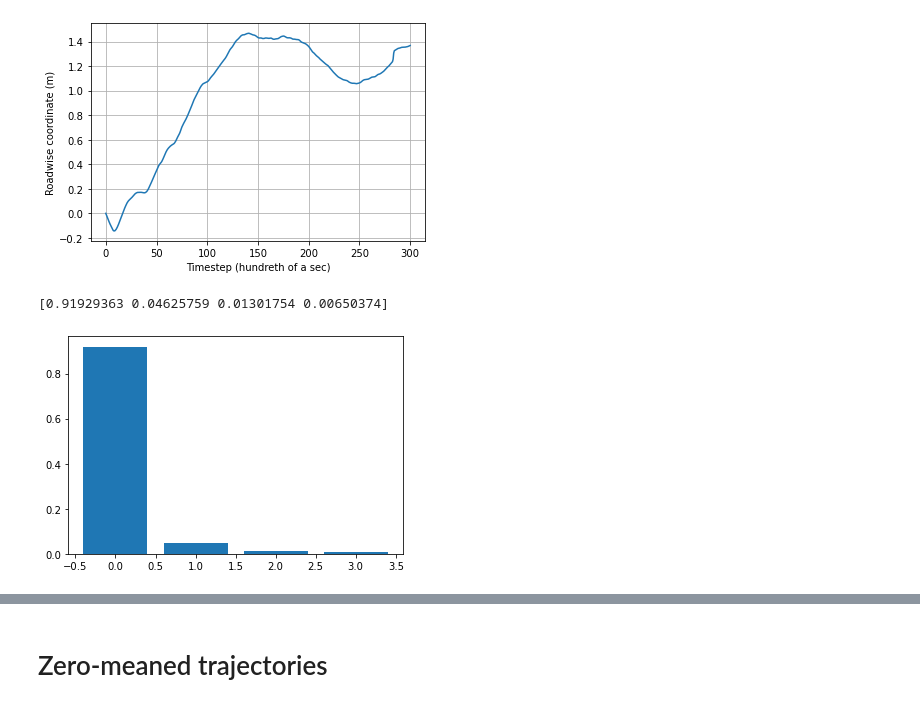
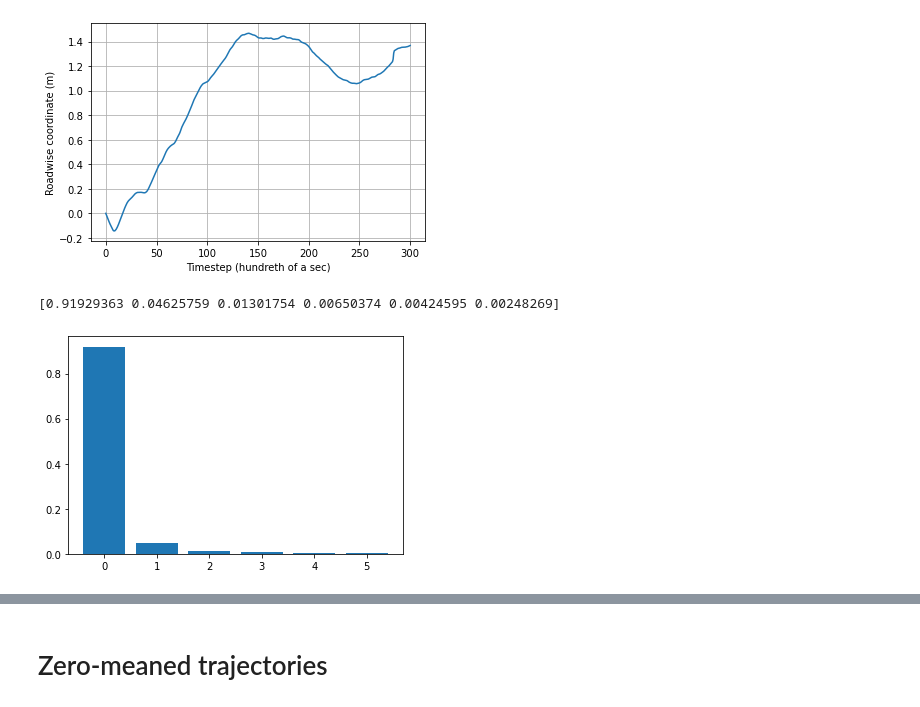
Before and after one commit to thinhhoang95/anomaly-detection-ngsim2, a Jupyter notebook: pwms_spherical/2_why_fpca_fourier.ipynb, the cells around one changed output, grey strips where cells are left out. Cells and saved outputs as stored; diff of their text form; code cells hidden in the pictures.

```diff
--- a/pwms_spherical/2_why_fpca_fourier.ipynb
+++ b/pwms_spherical/2_why_fpca_fourier.ipynb
@@ -79,12 +83,12 @@ print(fpca_y.explained_variance_ratio_)
 # %% [markdown]
 # Global FPCA decomposition for X component
 # %%
-fpca_x = FPCA(n_components=4)
+fpca_x = FPCA(n_components=6)
 fpca_x.fit(fdgrx)
 fpca_x.components_.plot()
 plt.xlabel('Timestep (hundreth of a sec)')
 plt.ylabel('Roadwise coordinate (m)')
 plt.grid(True)
-plt.legend(['First FPCA component', 'Second FPCA component', 'Third FPCA component', 'Fourth FPCA component'])
+plt.legend(['First FPCA component', 'Second FPCA component', 'Third FPCA component', 'Fourth FPCA component', 'Fifth FPCA component', 'Sixth FPCA component'])
 print('')
 # %% [output]
@@ -99,8 +103,8 @@ mean_x = fpca_x.mean_.data_matrix.reshape((-1))
 # %% [output]
 [figure]
 # %%
-plt.bar(np.arange(4), fpca_x.explained_variance_ratio_)
+plt.bar(np.arange(6), fpca_x.explained_variance_ratio_)
 print(fpca_x.explained_variance_ratio_)
 # %% [output]
-[0.91929363 0.04625759 0.01301754 0.00650374]
+[0.91929363 0.04625759 0.01301754 0.00650374 0.00424595 0.00248269]
-[figure, old version]
+[figure, new version]
```
Also changed, not shown: parts of 37 cells of this notebook.
